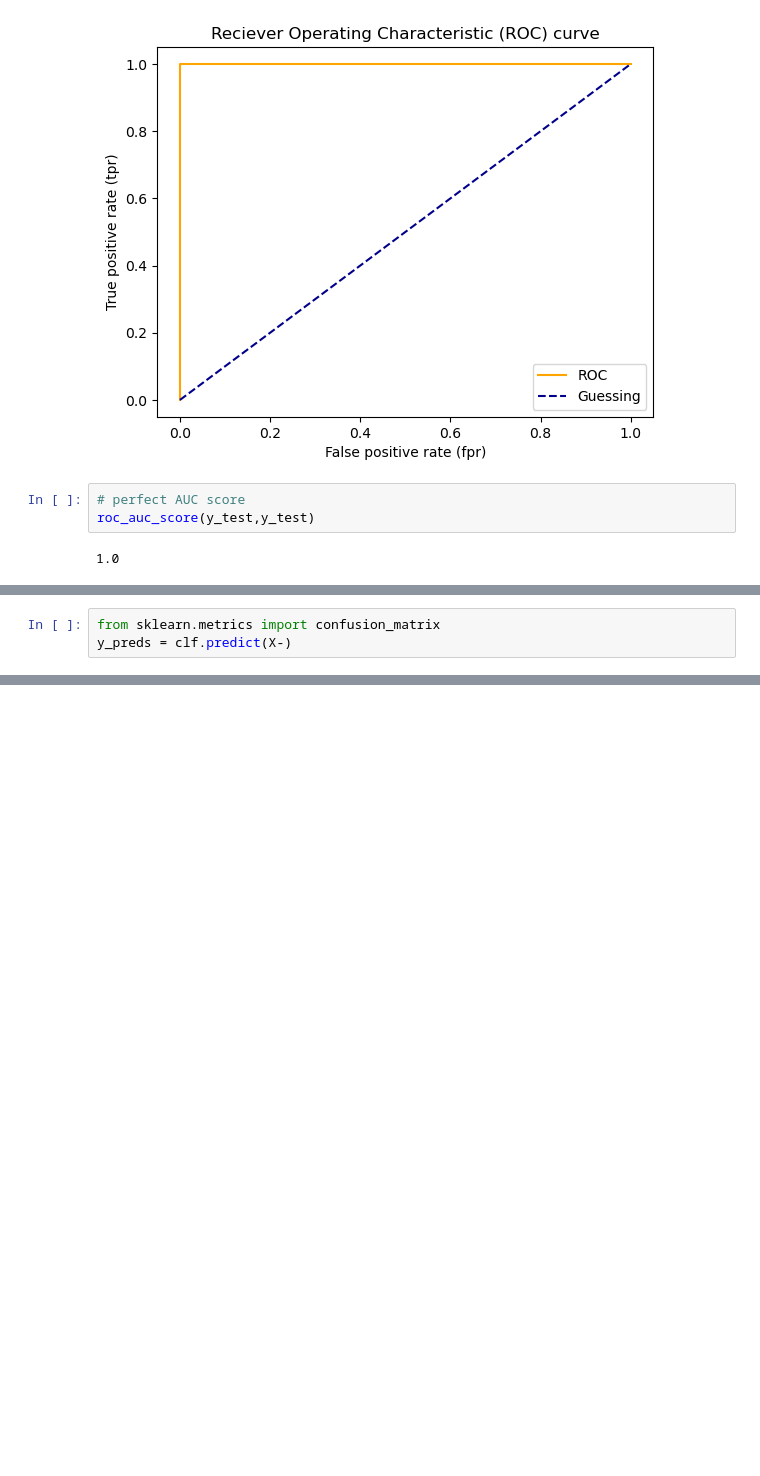
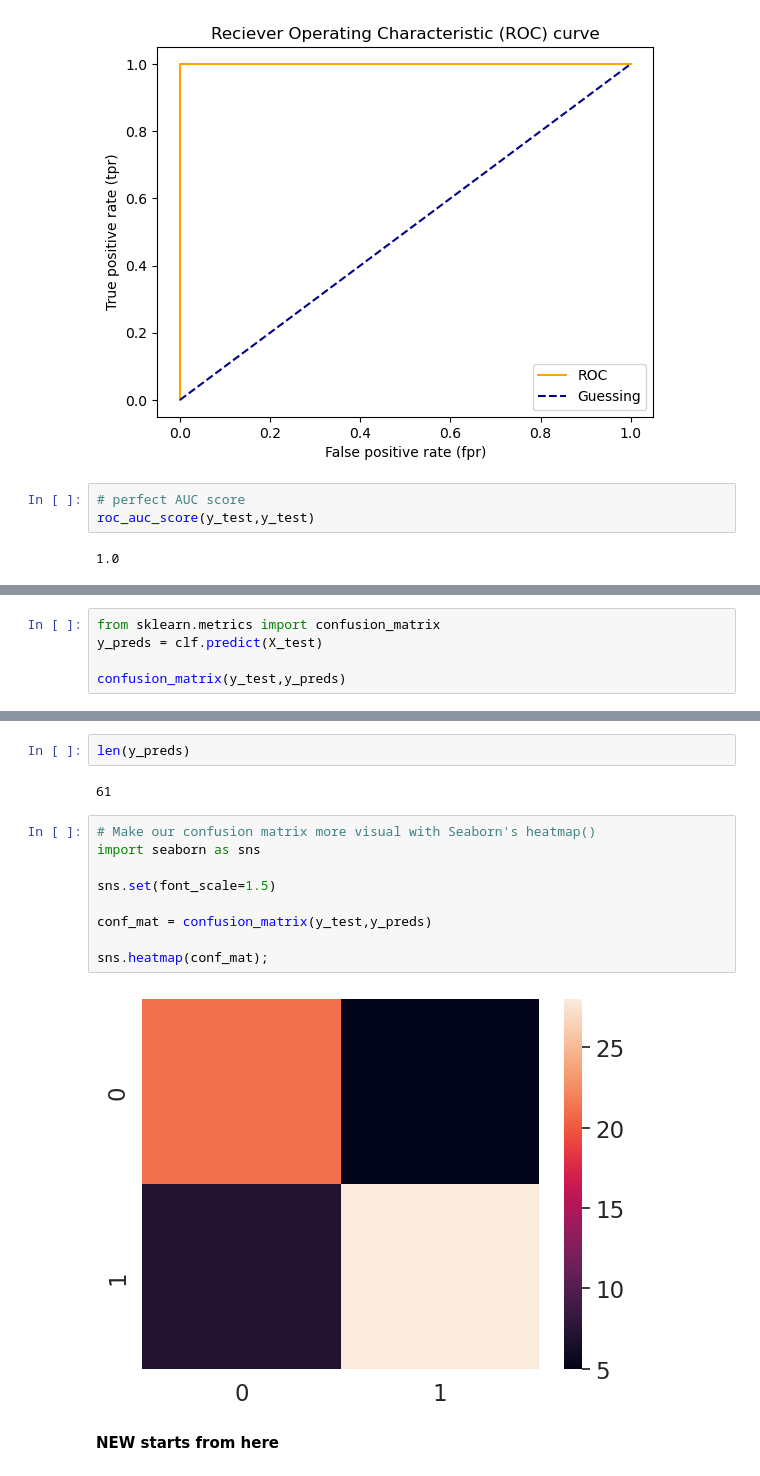
Before and after one commit to Niaziz007/AI-ML, a Jupyter notebook: Pandas_Numpy_Matplotlib/Pandas/Scikit-Learn(sklearn).ipynb, the cells around one changed output, grey strips where cells are left out. Drawn from its saved outputs; the diff is of its cells as text; blank space fills up the shorter version.

```diff
--- a/Pandas_Numpy_Matplotlib/Pandas/Scikit-Learn(sklearn).ipynb
+++ b/Pandas_Numpy_Matplotlib/Pandas/Scikit-Learn(sklearn).ipynb
@@ -1229,3 +1237,5 @@ In Essence, giving you an idea of where the model is getting confused.
 # %%
 from sklearn.metrics import confusion_matrix
-y_preds = clf.predict(X-)
+y_preds = clf.predict(X_test)
+
+confusion_matrix(y_test,y_preds)
@@ -1231,0 +1255,17 @@ y_preds = clf.predict(X-)
+# %%
+len(y_preds)
+# %% [output]
+61
+# %%
+# Make our confusion matrix more visual with Seaborn's heatmap()
+import seaborn as sns
+
+sns.set(font_scale=1.5)
+
+conf_mat = confusion_matrix(y_test,y_preds)
+
+sns.heatmap(conf_mat);
+# %% [output]
+[figure, added]
+# %% [markdown]
+**NEW starts from here**
```
Also changed, not shown: parts of 6 cells of this notebook.
